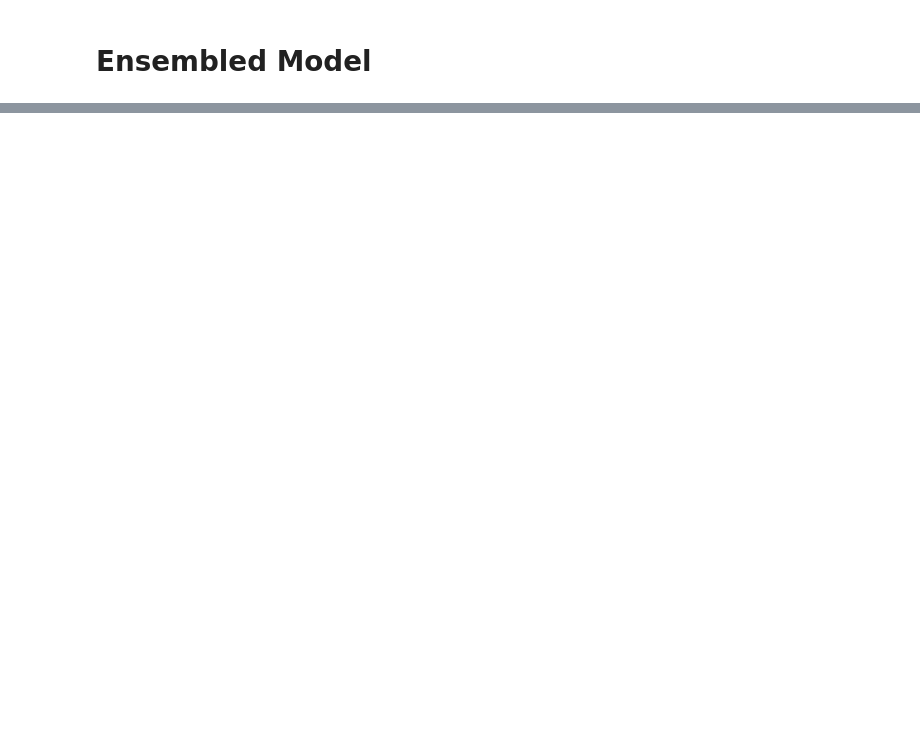
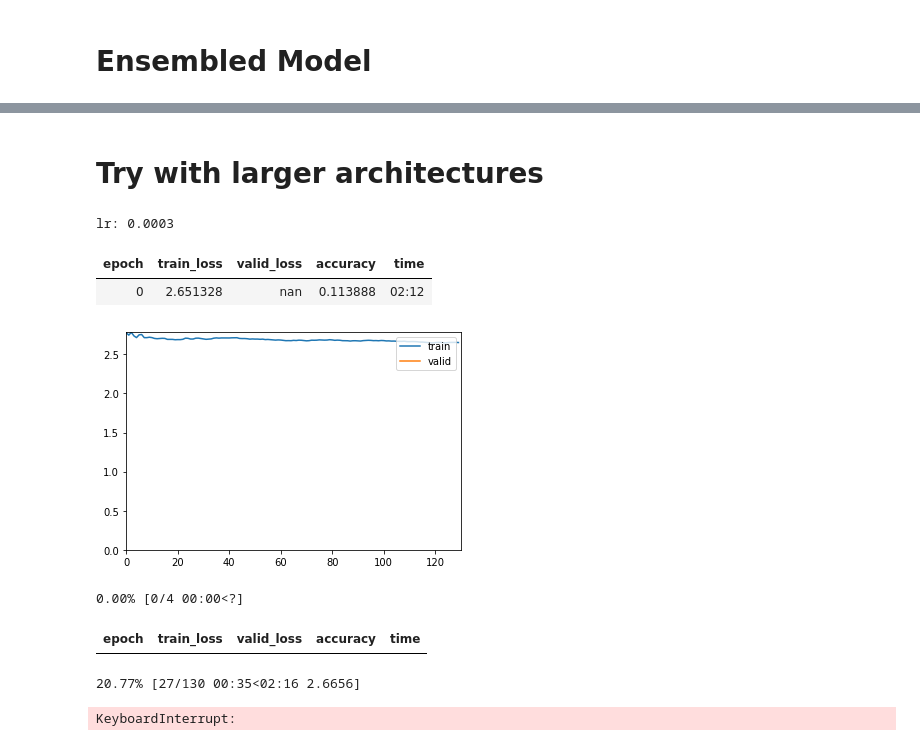
Before and after one commit to Jchang4/paddy-disease-classification, a Jupyter notebook: 5 - Image Ensembling.ipynb, the cells around one changed output, grey strips where cells are left out. Saved outputs shown, nothing was run; the diff lists cells and outputs as text; code cells hidden in the pictures; blank space fills up the shorter version.

```diff
--- a/5 - Image Ensembling.ipynb
+++ b/5 - Image Ensembling.ipynb
@@ -213,0 +254,2 @@ with gpu_mem_restore_ctx():
+# %% [markdown]
+# Try with larger architectures
@@ -213,0 +260,11 @@ with gpu_mem_restore_ctx():
+# %%
+train_with_relu(MyHFImageModel2, hf_splitter2)
+# %% [output]
+lr: 0.0003
+| epoch | train_loss | valid_loss | accuracy | time |
+| 0 | 2.651328 | nan | 0.113888 | 02:12 |
+[figure, added]
+0.00% [0/4 00:00<?]
+| epoch | train_loss | valid_loss | accuracy | time |
+20.77% [27/130 00:35<02:16 2.6656]
+KeyboardInterrupt:
```
Also changed, not shown: parts of 37 cells of this notebook.
